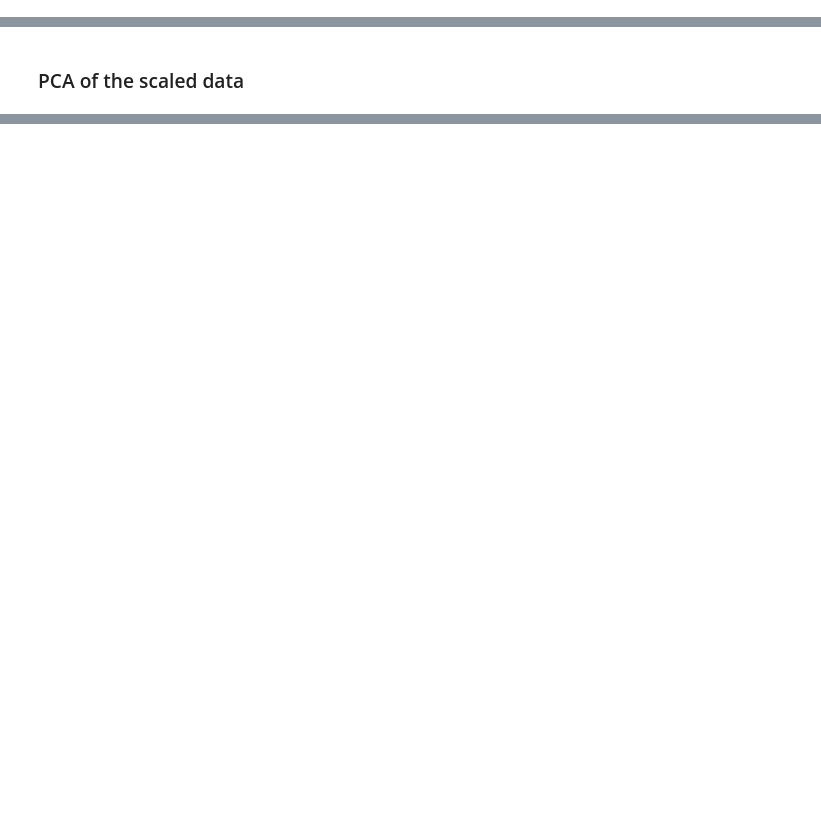
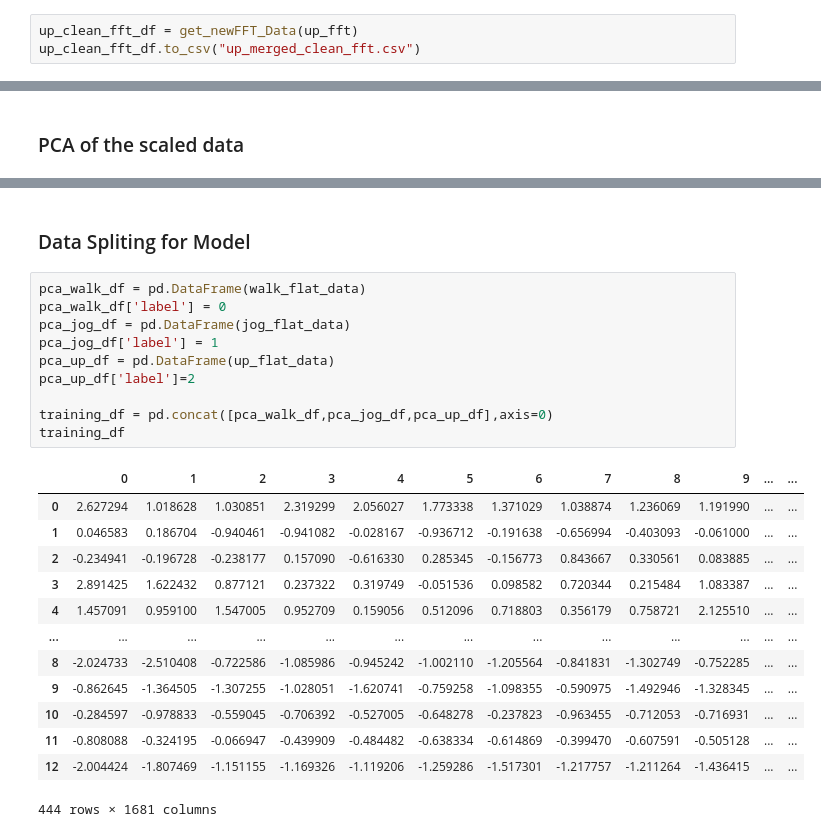
Before and after one commit to jasminkarki/wifi-sensing-har, a Jupyter notebook: load_fft_pca.ipynb, the cells around one changed output, grey strips where cells are left out. Saved outputs shown, nothing was run; the diff lists cells and outputs as text; blank space fills up the shorter version.

```diff
--- a/load_fft_pca.ipynb
+++ b/load_fft_pca.ipynb
@@ -13,0 +28,3 @@ walk_fft = pd.read_csv("C:\\Users\\Dell\\Documents\\Wifi-Sensing-HAR\\data\\proc
+# %%
+up_clean_fft_df = get_newFFT_Data(up_fft)
+up_clean_fft_df.to_csv("up_merged_clean_fft.csv")
@@ -173,0 +316,26 @@ def raw_sample_plot(raw_sample, activity):
+# %% [markdown]
+### Data Spliting for Model
+# %%
+pca_walk_df = pd.DataFrame(walk_flat_data)
+pca_walk_df['label'] = 0
+pca_jog_df = pd.DataFrame(jog_flat_data)
+pca_jog_df['label'] = 1
+pca_up_df = pd.DataFrame(up_flat_data)
+pca_up_df['label']=2
+
+training_df = pd.concat([pca_walk_df,pca_jog_df,pca_up_df],axis=0)
+training_df
+# %% [output]
+|  | 0 | 1 | 2 | 3 | 4 | 5 | 6 | 7 | 8 | 9 | ... | ... |
+| 0 | 2.627294 | 1.018628 | 1.030851 | 2.319299 | 2.056027 | 1.773338 | 1.371029 | 1.038874 | 1.236069 | 1.191990 | ... | ... |
+| 1 | 0.046583 | 0.186704 | -0.940461 | -0.941082 | -0.028167 | -0.936712 | -0.191638 | -0.656994 | -0.403093 | -0.061000 | ... | ... |
+| 2 | -0.234941 | -0.196728 | -0.238177 | 0.157090 | -0.616330 | 0.285345 | -0.156773 | 0.843667 | 0.330561 | 0.083885 | ... | ... |
+| 3 | 2.891425 | 1.622432 | 0.877121 | 0.237322 | 0.319749 | -0.051536 | 0.098582 | 0.720344 | 0.215484 | 1.083387 | ... | ... |
+| 4 | 1.457091 | 0.959100 | 1.547005 | 0.952709 | 0.159056 | 0.512096 | 0.718803 | 0.356179 | 0.758721 | 2.125510 | ... | ... |
+| ... | ... | ... | ... | ... | ... | ... | ... | ... | ... | ... | ... | ... |
+| 8 | -2.024733 | -2.510408 | -0.722586 | -1.085986 | -0.945242 | -1.002110 | -1.205564 | -0.841831 | -1.302749 | -0.752285 | ... | ... |
+| 9 | -0.862645 | -1.364505 | -1.307255 | -1.028051 | -1.620741 | -0.759258 | -1.098355 | -0.590975 | -1.492946 | -1.328345 | ... | ... |
+| 10 | -0.284597 | -0.978833 | -0.559045 | -0.706392 | -0.527005 | -0.648278 | -0.237823 | -0.963455 | -0.712053 | -0.716931 | ... | ... |
+| 11 | -0.808088 | -0.324195 | -0.066947 | -0.439909 | -0.484482 | -0.638334 | -0.614869 | -0.399470 | -0.607591 | -0.505128 | ... | ... |
+| 12 | -2.004424 | -1.807469 | -1.151155 | -1.169326 | -1.119206 | -1.259286 | -1.517301 | -1.217757 | -1.211264 | -1.436415 | ... | ... |
+444 rows × 1681 columns
```
Also changed, not shown: parts of 25 cells of this notebook.
